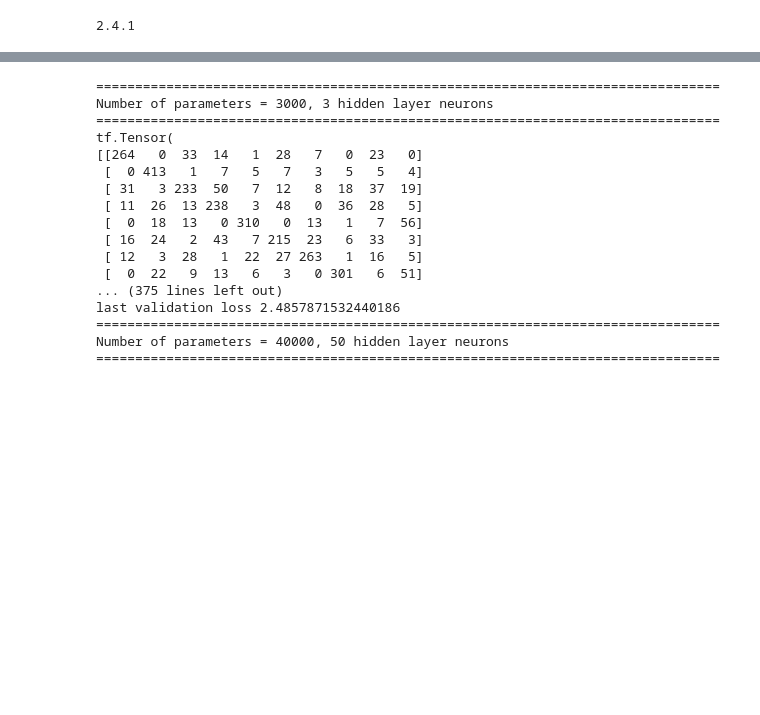
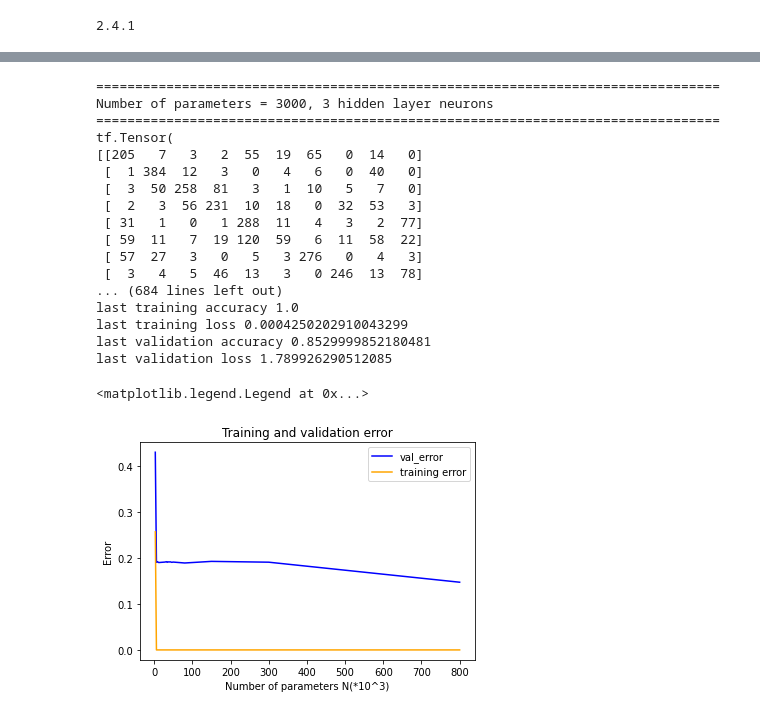
Before and after one commit to AlwaysSearching/Mathematics-of-Deep-Learning-Research-Project, a Jupyter notebook: keras experiments/replicate_double_descent_fully_connected.ipynb, the cells around one changed output, grey strips where cells are left out. Saved outputs shown, nothing was run; the diff lists cells and outputs as text; code cells hidden in the pictures; blank space fills up the shorter version.

```diff
--- a/keras experiments/replicate_double_descent_fully_connected.ipynb
+++ b/keras experiments/replicate_double_descent_fully_connected.ipynb
@@ -83,53 +80,55 @@ for N in num_parameters:
 # For networks smaller than the interpolation threshold, we decay the step size by 10% after each of 500 epochs,
 # For these networks, training is stopped after classification error reached zero or 6000 epochs, whichever happens earlier. For networks larger than interpolation threshold, fixed step size is used, and training is stopped after 6000 epochs.
 
-  # interpolated = history_logs and max([h[1].history['loss'] for h in history_logs])[0] == 0.0
+  interpolated = history_logs and max([h[1].history['loss'] for h in history_logs])[0] == 1.0
 
   # The expected interpolation threshold: paper observed it at n · K = 4000 * 10 = 40000
-  interpolated = N >= 40000
+  # interpolated = N >= 40000
 
   if not interpolated:
     history = model.fit(x_train, y_train, epochs=6000, validation_data=(x_test, y_test), verbose=0, callbacks=[CustomCallback_epoch(), scheduler])
   else:
     history = model.fit(x_train, y_train, epochs=6000, validation_data=(x_test, y_test), verbose=0)
 
   saved_weights.append(model.weights)
 
   history_logs.append((N, history))
   print(tf.math.confusion_matrix(y_test, tf.argmax(model.predict(x_test), axis=1)))
   model.summary()
   print('max training accuracy', max(history.history['accuracy']))
   print('min training loss', min(history.history['loss']))
   print('max validation accuracy', max(history.history['val_accuracy']))
   print('min validation loss', min(history.history['val_loss']))
   print()
   print('last training accuracy', history.history['accuracy'][-1])
   print('last training loss', history.history['loss'][-1])
   print('last validation accuracy', history.history['val_accuracy'][-1])
   print('last validation loss', history.history['val_loss'][-1])
 
 # plot errors over number of parameters
 plt.title('Training and validation error')
 plt.plot([i[0]//1000 for i in history_logs], [1-i[1].history['val_accuracy'][-1] for i in history_logs], color='blue', label='val_error')
 plt.plot([i[0]//1000 for i in history_logs], [1-i[1].history['accuracy'][-1] for i in history_logs], color='orange', label='training error')
 plt.xlabel('Number of parameters N(*10^3)')
 plt.ylabel('Error')
 plt.legend()
 # %% [output]
 ================================================================================
 Number of parameters = 3000, 3 hidden layer neurons
 ================================================================================
 tf.Tensor(
-[[264   0  33  14   1  28   7   0  23   0]
- [  0 413   1   7   5   7   3   5   5   4]
- [ 31   3 233  50   7  12   8  18  37  19]
- [ 11  26  13 238   3  48   0  36  28   5]
- [  0  18  13   0 310   0  13   1   7  56]
- [ 16  24   2  43   7 215  23   6  33   3]
- [ 12   3  28   1  22  27 263   1  16   5]
- [  0  22   9  13   6   3   0 301   6  51]
-... (375 lines left out)
-last validation loss 2.4857871532440186
-================================================================================
-Number of parameters = 40000, 50 hidden layer neurons
-================================================================================
+[[205   7   3   2  55  19  65   0  14   0]
+ [  1 384  12   3   0   4   6   0  40   0]
+ [  3  50 258  81   3   1  10   5   7   0]
+ [  2   3  56 231  10  18   0  32  53   3]
+ [ 31   1   0   1 288  11   4   3   2  77]
+ [ 59  11   7  19 120  59   6  11  58  22]
+ [ 57  27   3   0   5   3 276   0   4   3]
+ [  3   4   5  46  13   3   0 246  13  78]
+... (684 lines left out)
+last training accuracy 1.0
+last training loss 0.0004250202910043299
+last validation accuracy 0.8529999852180481
+last validation loss 1.789926290512085
+<matplotlib.legend.Legend at 0x...>
+[figure, added]
```
Also changed, not shown: parts of 4 cells of this notebook, 1 other file.
